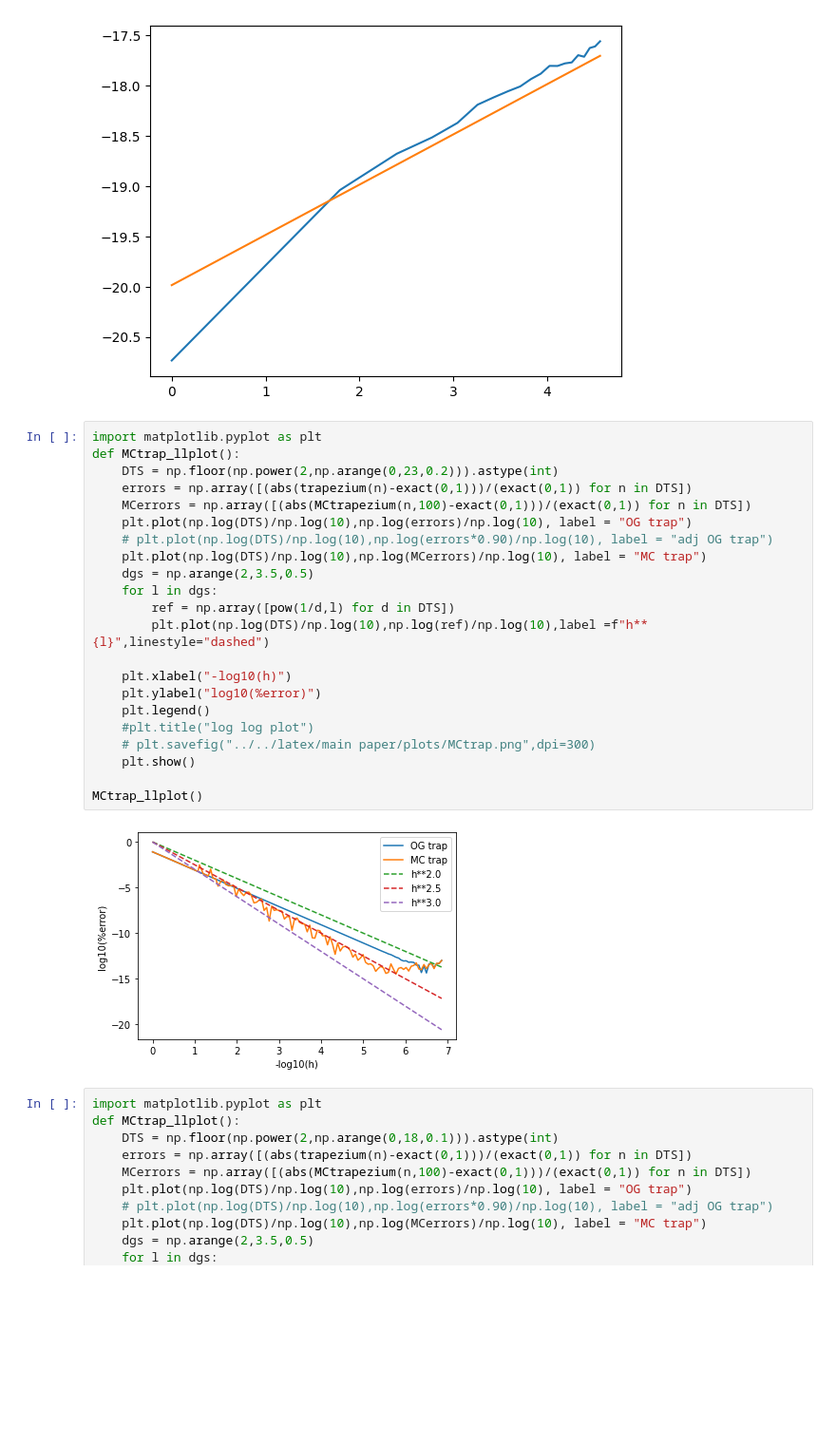
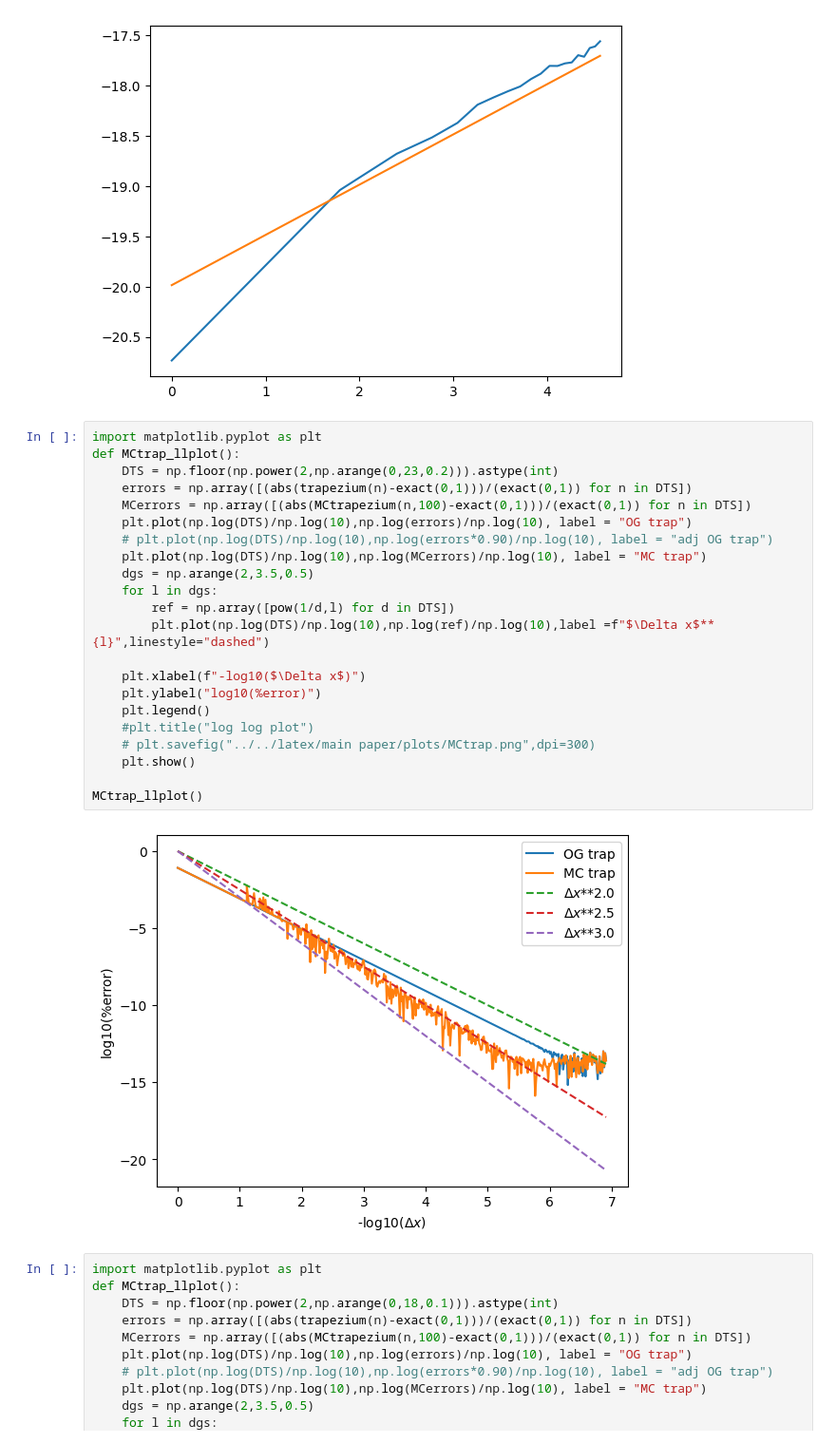
Before and after one commit to ISIPINK/masterthesis_MC_linear_ODEs, a Jupyter notebook: experiments/tests_period_5/trap.ipynb, the cells around one changed output. Shown: that part at 95% size. Saved outputs shown, nothing was run; the diff lists cells and outputs as text; blank space fills up the shorter version.

```diff
--- a/experiments/tests_period_5/trap.ipynb
+++ b/experiments/tests_period_5/trap.ipynb
@@ -265,27 +265,27 @@ plt.show()
 # %%
 import matplotlib.pyplot as plt
 def MCtrap_llplot():
     DTS = np.floor(np.power(2,np.arange(0,23,0.2))).astype(int)
     errors = np.array([(abs(trapezium(n)-exact(0,1)))/(exact(0,1)) for n in DTS])
     MCerrors = np.array([(abs(MCtrapezium(n,100)-exact(0,1)))/(exact(0,1)) for n in DTS])
     plt.plot(np.log(DTS)/np.log(10),np.log(errors)/np.log(10), label = "OG trap")
     # plt.plot(np.log(DTS)/np.log(10),np.log(errors*0.90)/np.log(10), label = "adj OG trap")
     plt.plot(np.log(DTS)/np.log(10),np.log(MCerrors)/np.log(10), label = "MC trap")
     dgs = np.arange(2,3.5,0.5)
     for l in dgs:
         ref = np.array([pow(1/d,l) for d in DTS])
-        plt.plot(np.log(DTS)/np.log(10),np.log(ref)/np.log(10),label =f"h**{l}",linestyle="dashed")
+        plt.plot(np.log(DTS)/np.log(10),np.log(ref)/np.log(10),label =f"$\Delta x$**{l}",linestyle="dashed")
 
-    plt.xlabel("-log10(h)")
+    plt.xlabel(f"-log10($\Delta x$)")
     plt.ylabel("log10(%error)")
     plt.legend()
     #plt.title("log log plot")
     # plt.savefig("../../latex/main paper/plots/MCtrap.png",dpi=300)
     plt.show()
 
 MCtrap_llplot()
 # %% [output]
-[figure, old version]
+[figure, new version]
 # %%
 import matplotlib.pyplot as plt
 def MCtrap_llplot():
```
Also changed, not shown: 9 other files.
